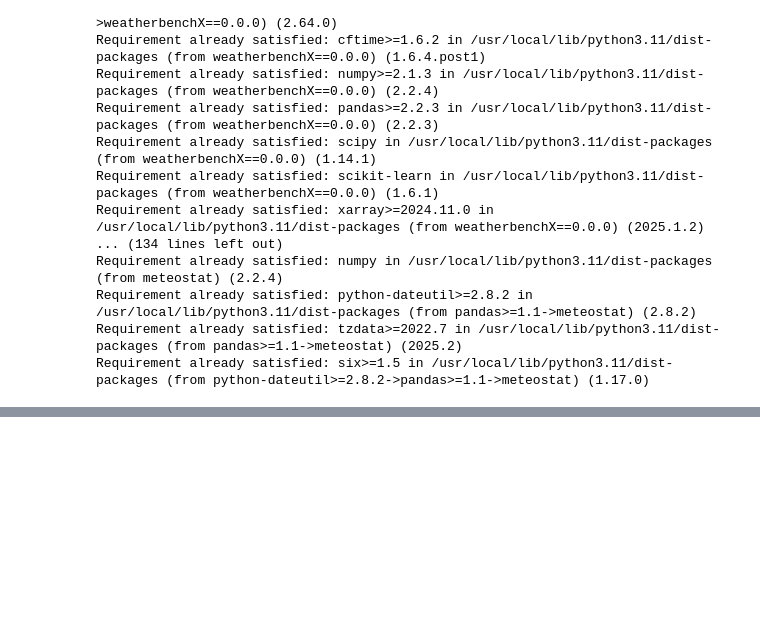
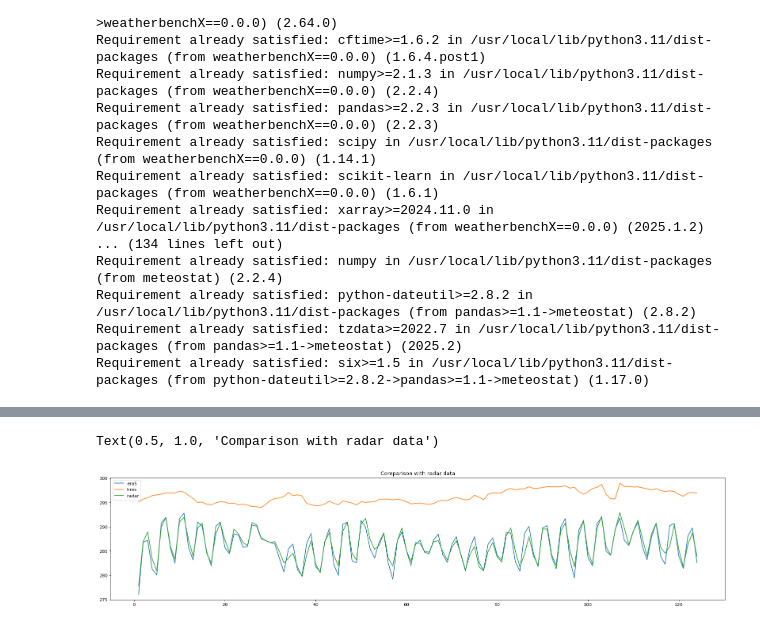
Before and after one commit to amangupta2/ai_weather, a Jupyter notebook: Comparing_WeatherBench_with_Meteostat_radars.ipynb, the cells around one changed output, grey strips where cells are left out. Saved outputs shown, nothing was run; the diff lists cells and outputs as text; code cells hidden in the pictures; blank space fills up the shorter version.

```diff
--- a/Comparing_WeatherBench_with_Meteostat_radars.ipynb
+++ b/Comparing_WeatherBench_with_Meteostat_radars.ipynb
@@ -125,0 +330,21 @@ prediction_path_era5_forecast     = 'gs://weatherbench2/datasets/era5-forecasts/
+# %%
+# interpolating model timeseries to radar locations - linear interpolation from immediate boundaries will suffice for now
+from scipy.interpolate import LinearNDInterpolator
+
+lat0=28.6439835
+lon0=76.9280785
+
+ix1=len(lon[lon<lon0])-1
+ix2=len(lon[lon<lon0])
+
+iy1=len(lat[lat>lat0])-1
+iy2=len(lat[lat>lat0])
+
+#x=np.array([lat[ix1], lat[ix1], lat[ix2], lat[ix2]])
+#y=np.array([lat[iy1], lat[iy2], lat[iy1], lat[iy2]])
+#z=np.array([t_era5[iy1], lat[iy2], lat[iy1], lat[iy2]])
+#interp = LinearNDInterpolator(list(zip(x, y)), z)
+#Z = interp(lon0, lat0)
+# %%
+delhi_era5 = 0.25*(t_era5[:,iy1,ix1] + t_era5[:,iy1,ix2] + t_era5[:,iy2,ix1] + t_era5[:,iy2,ix2])
+delhi_hres = 0.25*(t_hres[:,iy1,ix1] + t_hres[:,iy1,ix2] + t_hres[:,iy2,ix1] + t_hres[:,iy2,ix2])
@@ -125,0 +388,12 @@ prediction_path_era5_forecast     = 'gs://weatherbench2/datasets/era5-forecasts/
+# %%
+t = np.arange(1,125)
+
+fig=plt.figure(figsize=(25, 5), dpi= 80, facecolor='w', edgecolor='k')
+plt.plot(t,delhi_era5, color='C0', label='era5')
+plt.plot(t,delhi_hres, color='C1', label='hres')
+plt.plot(t,delhi_data['temp'][::6].values + 273.16, color='C2', label='radar')
+plt.legend()
+plt.title('Comparison with radar data')
+# %% [output]
+Text(0.5, 1.0, 'Comparison with radar data')
+[figure, added]
```
Also changed, not shown: parts of 12 cells of this notebook.
